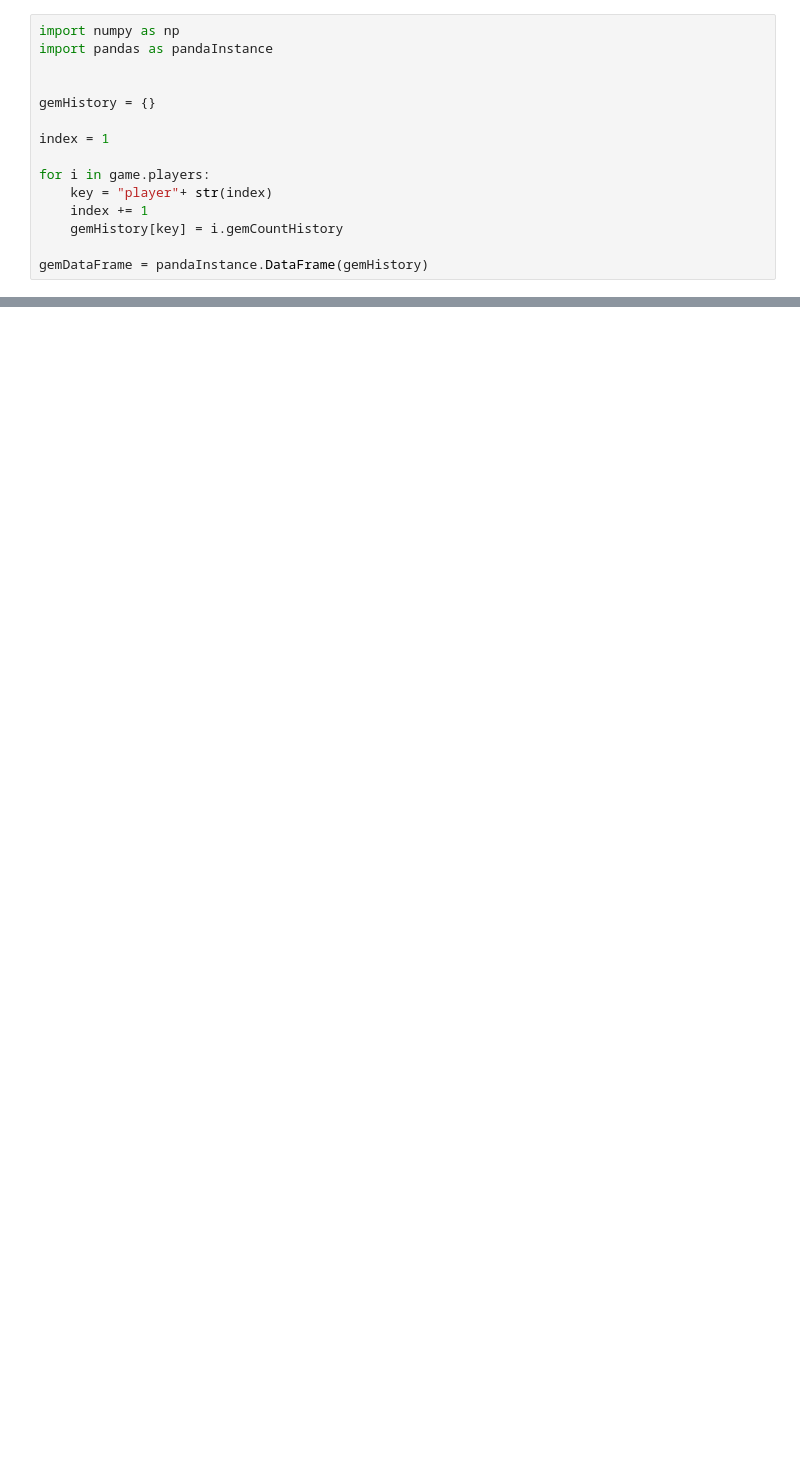
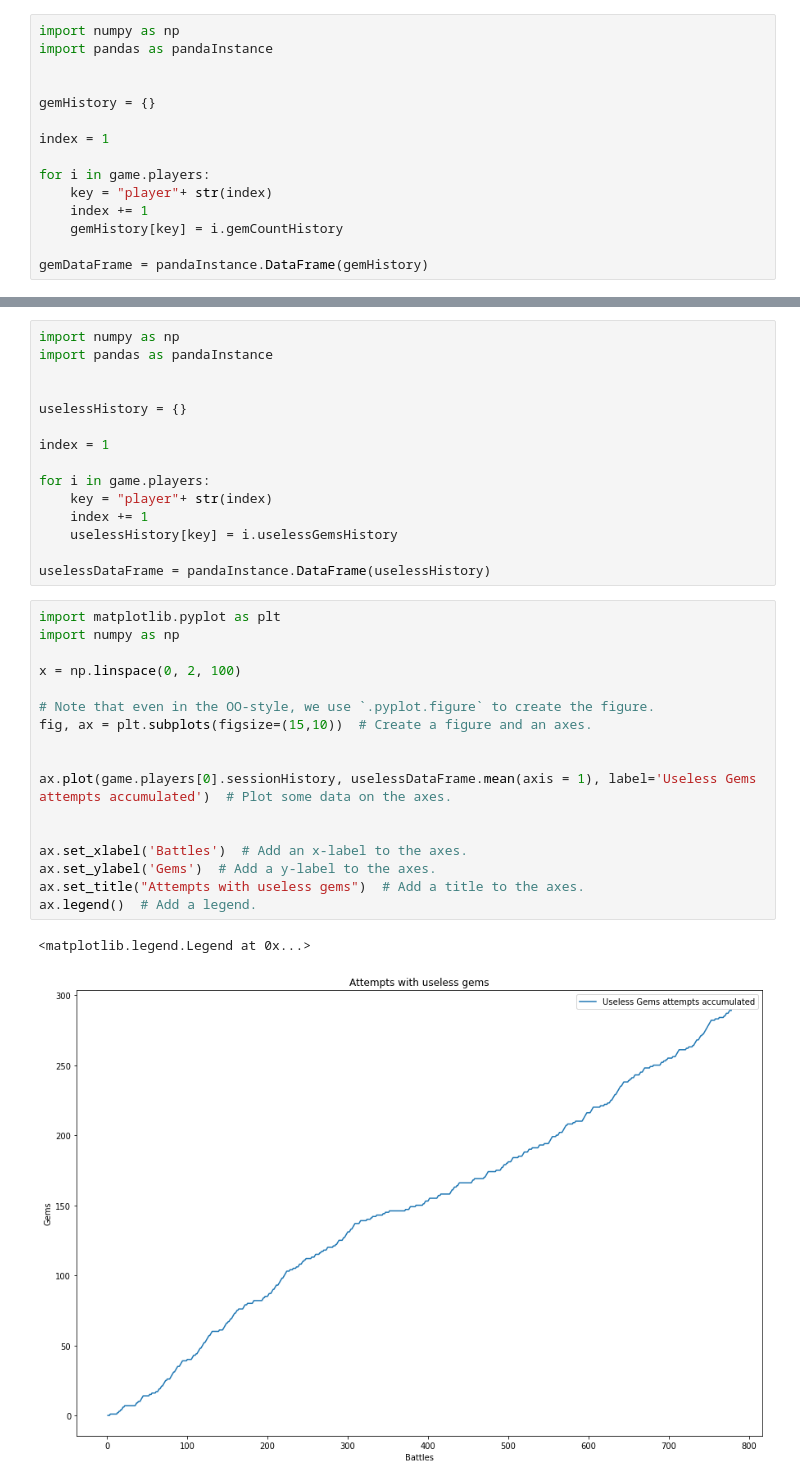
Before and after one commit to epaneto/emb-sim, a Jupyter notebook: Gems.ipynb, the cells around one changed output, grey strips where cells are left out. Cells and saved outputs as stored; diff of their text form; blank space fills up the shorter version.

```diff
--- a/Gems.ipynb
+++ b/Gems.ipynb
@@ -45,0 +47,35 @@ ax.legend()  # Add a legend.
+# %%
+import numpy as np
+import pandas as pandaInstance
+
+
+uselessHistory = {}
+
+index = 1
+
+for i in game.players:
+    key = "player"+ str(index)
+    index += 1
+    uselessHistory[key] = i.uselessGemsHistory
+
+uselessDataFrame = pandaInstance.DataFrame(uselessHistory)
+# %%
+import matplotlib.pyplot as plt
+import numpy as np
+
+x = np.linspace(0, 2, 100)
+
+# Note that even in the OO-style, we use `.pyplot.figure` to create the figure.
+fig, ax = plt.subplots(figsize=(15,10))  # Create a figure and an axes.
+
+
+ax.plot(game.players[0].sessionHistory, uselessDataFrame.mean(axis = 1), label='Useless Gems attempts accumulated')  # Plot some data on the axes.
+
+
+ax.set_xlabel('Battles')  # Add an x-label to the axes.
+ax.set_ylabel('Gems')  # Add a y-label to the axes.
+ax.set_title("Attempts with useless gems")  # Add a title to the axes.
+ax.legend()  # Add a legend.
+# %% [output]
+<matplotlib.legend.Legend at 0x...>
+[figure, added]
```
Also changed, not shown: parts of 2 cells of this notebook, 3 other files.
